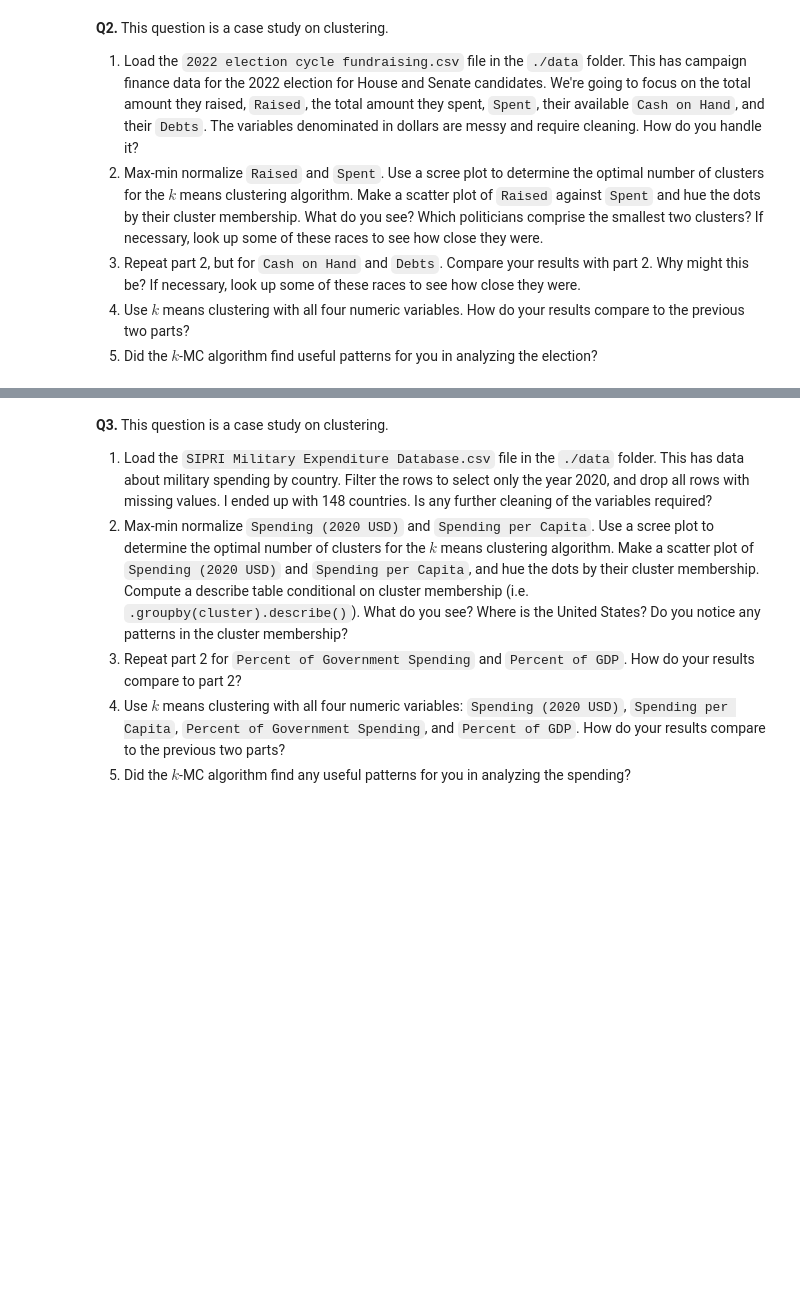
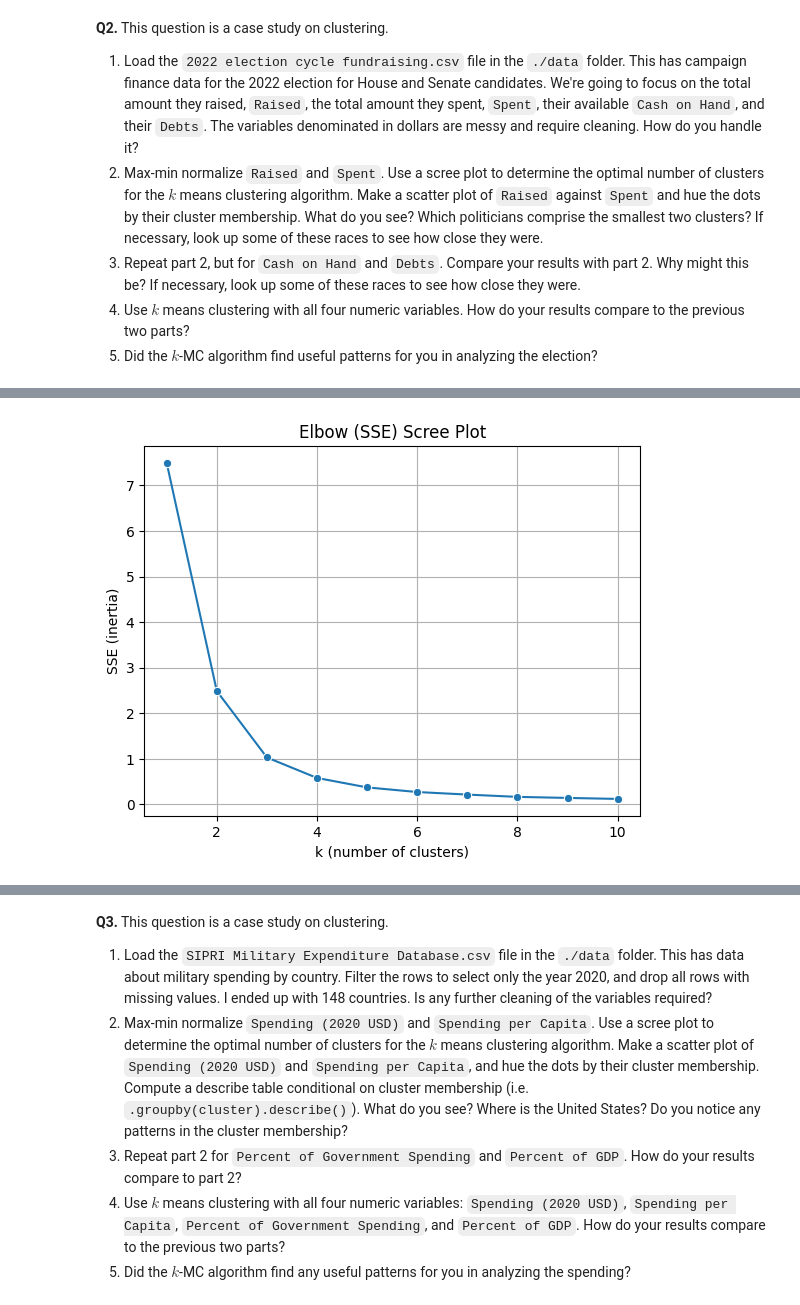
Before and after one commit to Harryshield14/clustering_assignment, a Jupyter notebook: assignment_clustering.ipynb, the cells around one changed output, grey strips where cells are left out. Saved outputs shown, nothing was run; the diff lists cells and outputs as text; code cells hidden in the pictures; blank space fills up the shorter version.

```diff
--- a/assignment_clustering.ipynb
+++ b/assignment_clustering.ipynb
@@ -157,0 +168,9 @@ elbow_scree(df2_0,   '2.0 noise')
+# %%
+df = pd.read_csv('/content/drive/MyDrive/DS 3001/2022 Election Cycle Fundraising (1).csv')
+df_copy = df.copy()
+df_copy = df_copy[['Member', 'Raised', 'Spent', 'Cash on Hand', 'Debts']]
+
+money_cols = ['Raised', 'Spent', 'Cash on Hand', 'Debts']
+
+df_copy[money_cols] = (df_copy[money_cols].replace({r'[\$,]': ''}, regex=True).apply(pd.to_numeric, errors='coerce'))
+df_copy.head() #Handled the variables with dollar signs and commas by removing them, and turning them into numeric values, in order for math to possible be applied to these values without errors
@@ -157,0 +184,23 @@ elbow_scree(df2_0,   '2.0 noise')
+# %%
+X = df_copy[['Raised','Spent']].copy()
+rng = X.max() - X.min()
+rng = rng.replace(0, 1.0)
+X_mm = (X - X.min()) / rng
+df_copy['Raised_mm'] = X_mm['Raised']
+df_copy['Spent_mm']  = X_mm['Spent']
+
+k_bar = 10
+SSE = []
+for k in range(1, k_bar+1):
+    km = KMeans(n_clusters=k, n_init=10, max_iter=300, random_state=0)
+    km.fit(X_mm.values)
+    SSE.append(km.inertia_)
+
+sns.lineplot(x=np.arange(1, k_bar+1), y=SSE, marker='o')
+plt.title('Elbow (SSE) Scree Plot')
+plt.xlabel('k (number of clusters)')
+plt.ylabel('SSE (inertia)')
+plt.grid(True)
+plt.show()
+# %% [output]
+[figure, added]
```
Also changed, not shown: parts of 4 cells of this notebook.
